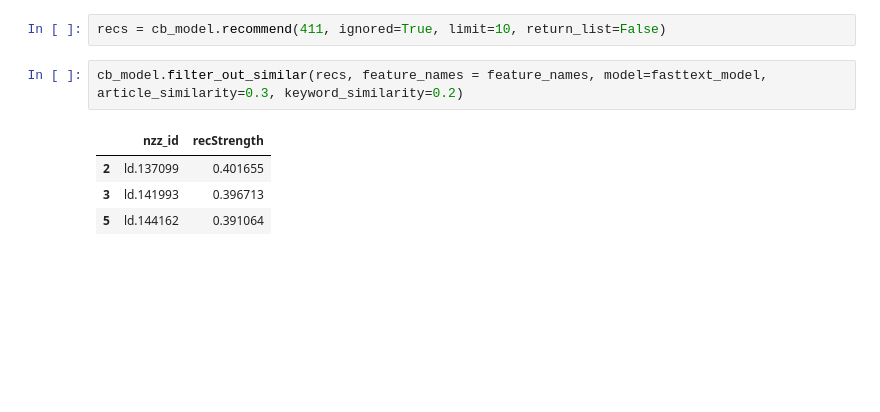
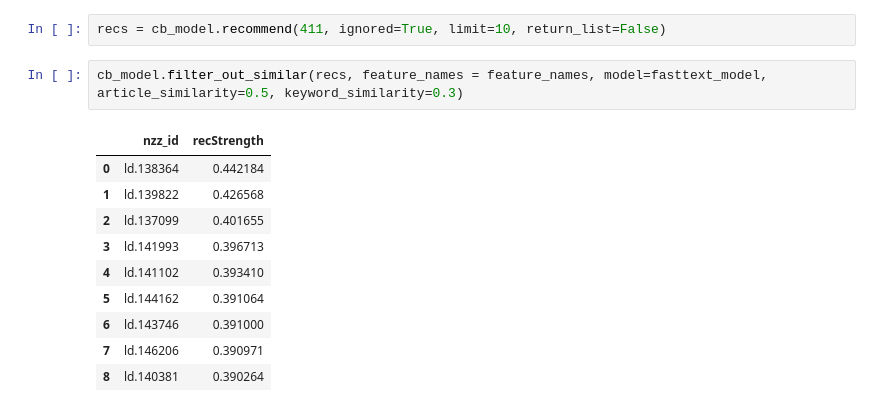
Before and after one commit to amakarewicz/RecommenderSystem, a Jupyter notebook: Agata/main.ipynb, the cells around one changed output. Drawn from its saved outputs; the diff is of its cells as text; blank space fills up the shorter version.

```diff
--- a/Agata/main.ipynb
+++ b/Agata/main.ipynb
@@ -30,9 +30,15 @@ cb_model = ContentBasedRecommender(articles_db=articles, user_db= readers, matri
 # %%
 recs = cb_model.recommend(411, ignored=True, limit=10, return_list=False)
 # %%
-cb_model.filter_out_similar(recs, feature_names = feature_names, model=fasttext_model, article_similarity=0.3, keyword_similarity=0.2)
+cb_model.filter_out_similar(recs, feature_names = feature_names, model=fasttext_model, article_similarity=0.5, keyword_similarity=0.3)
 # %% [output]
 |  | nzz_id | recStrength |
+| 0 | ld.138364 | 0.442184 |
+| 1 | ld.139822 | 0.426568 |
 | 2 | ld.137099 | 0.401655 |
 | 3 | ld.141993 | 0.396713 |
+| 4 | ld.141102 | 0.393410 |
 | 5 | ld.144162 | 0.391064 |
+| 6 | ld.143746 | 0.391000 |
+| 7 | ld.146206 | 0.390971 |
+| 8 | ld.140381 | 0.390264 |
```
Also changed, not shown: 3 other files.
